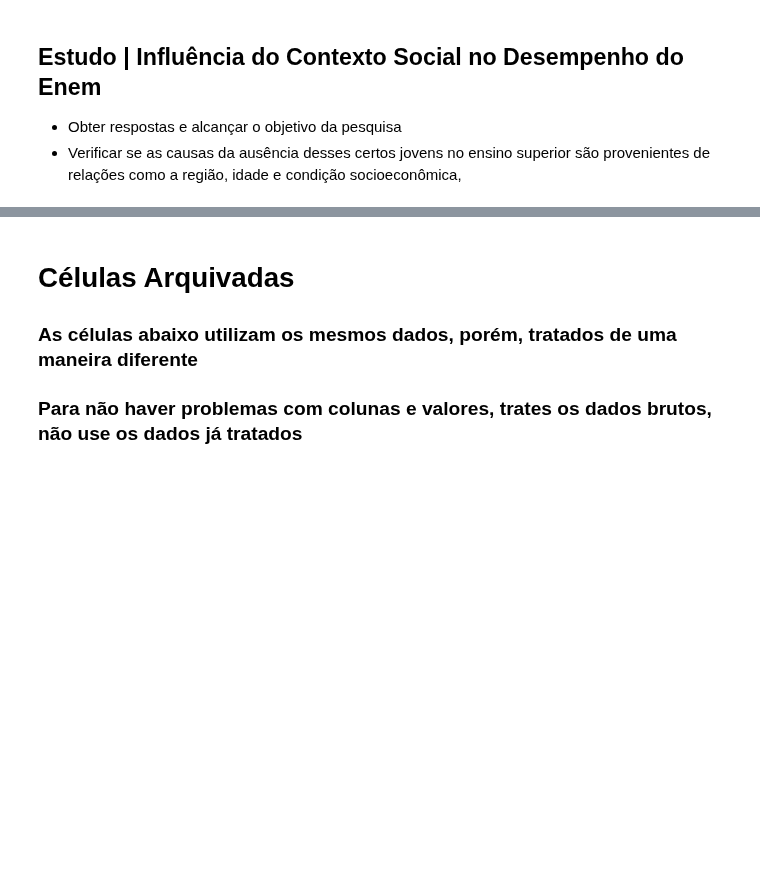
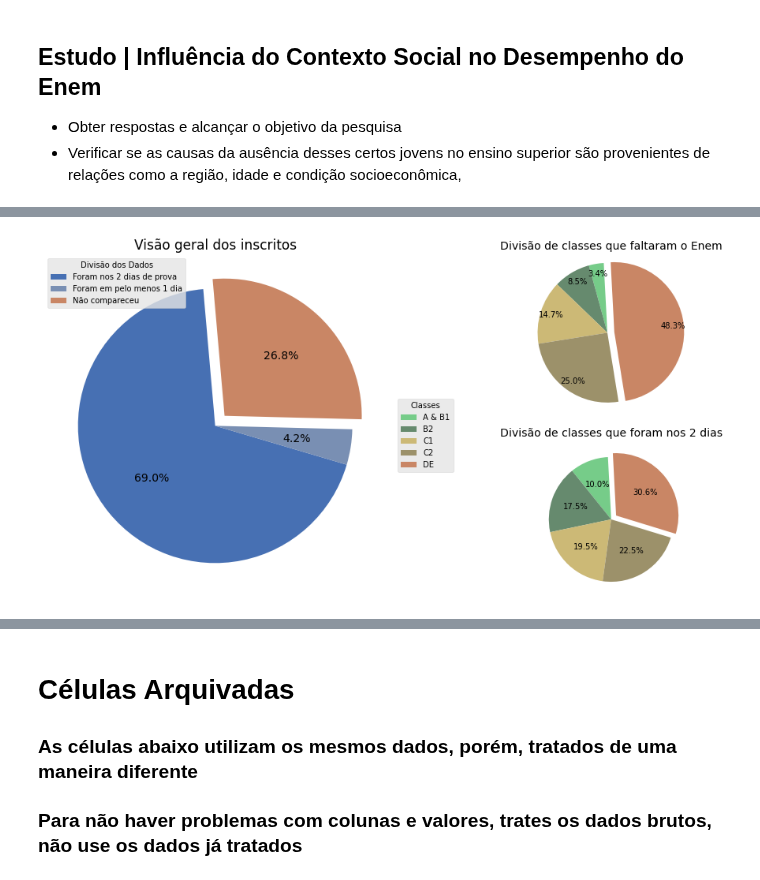
Before and after one commit to gabrielluizone/DS-Integrador-One, a Jupyter notebook: integrador-one.ipynb, the cells around one changed output, grey strips where cells are left out. Drawn from its saved outputs; the diff is of its cells as text; code cells hidden in the pictures; blank space fills up the shorter version.

Commit message:
Kaggle Notebook | Integrador One | Version 54

```diff
--- a/integrador-one.ipynb
+++ b/integrador-one.ipynb
@@ -733,16 +733,33 @@ df['CLASSE'] = df['PONTOS'].apply( lambda x : 'DE' if x >=  0 and x <= 16 else
 # %% [markdown]
 Criação de uma nova coluna com as Coordenadas do local da prova
 # %%
-# Criação da Coluna Lat e Long para Visualização no Mapa
 locator = Nominatim(user_agent='myGeocoder')
 for i in tqdm(range(len(df))):
-
     location = locator.geocode(f"{df.loc[i, 'NOME_MUNICIPIO_PV']}, {df.loc[i, 'SIGLA_UF_PV']}")
 
-    if 'lat' in location.raw and 'lon' in location.raw:
-        df.loc[i, 'LAT'] = location.raw['lat']
-        df.loc[i, 'LON'] = location.raw['lon']
+    if type(location) != type(None):
+        if 'lat' in location.raw and 'lon' in location.raw:
+            df.loc[i, 'LAT'] = location.raw['lat']
+            df.loc[i, 'LON'] = location.raw['lon']
+        else:
+            df.loc[i, 'LAT'] = np.nan
+            df.loc[i, 'LON'] = np.nan
     else:
         df.loc[i, 'LAT'] = np.nan
         df.loc[i, 'LON'] = np.nan
+
+# Exportação do conjunto de dados contendo todas as colunas, somente renomeadas
+print('• Exportação Iniciada')
+df.to_csv('DadosTratados.csv', sep=';', encoding='latin-1')
+
+# Seleção de colunas uteis para a análise
+ds = df[['INSCRITO', 'PONTOS', 'CLASSE', 'FAIXA_ETARIA', 'GENERO', 'ESTADO_CIVIL', 'COR_RACA', 'SIT_CONCLUCAO_EM', 'ANO_CONCLUIU_EM',
+         'TIPO_ESC', 'TIPO_ENSINO', 'NOME_MUNICIPIO_ESC', 'UF_ESC', 'LAT', 'LON', 'DEPENDENCIA_ADM_ESC', 'LOCALIZACAO_ESC', 'SIT_FUNC_ESC',
+         'NOME_MUNICIPIO_PV', 'SIGLA_UF_PV', 'NOTA_REDAC', 'STATUS_REDACAO', 'NOTA_LINGUAGENS', 'NOTA_HUMANAS', 'NOTA_MATEMATICA',
+         'NOTA_NATUREZA', 'FORMACAO_PAI_RPSV', 'FORMACAO_MAE_RPSV', 'GRUPO_PAI_RPSV', 'GRUPO_MAE_RPSV', 'QUANT_MORAM','RENDA_FAMIL',
+         'EMPR_DOMESTICA', 'BANHEIRO', 'QUARTOS', 'CARRO', 'MOTO', 'GELADEIRA', 'FREZZER', 'LAVADORA', 'SECADORA', 'MICROONDAS',
+         'LAVA_PRATOS', 'ASPIRADOR', 'TV', 'DVD', 'ASSIN_TV', 'CELULAR', 'TEL_FIXO', 'COMPUTADOR', 'INTERNET']]
+
+# Exportação do conjunto de dados contendo as colunas uteis para a análise
+ds.to_csv('DadosSelecionados.csv', sep=';', encoding='latin-1')
 print('• Completo')
@@ -826,39 +870,42 @@ ft
 # %%
 # Criação da figura, cores e definição da sua grade do layout
-fig = plt.figure(figsize=(18,9))
+fig = plt.figure(figsize=(17,8))
 specs = gridspec.GridSpec( nrows=2, ncols=3, figure=fig)
-colors = ['#417852','#6b8a75','#ad9c90']
+colors = ['#4770b3','#798fb3','#c98665']
 
 ax1 = fig.add_subplot( specs[ : , 0:2 ] )
 ax2 = fig.add_subplot( specs[ 0 , 2 ] )
 ax3 = fig.add_subplot( specs[ 1 , 2 ] )
 
 # Criação das variaveis contendo os respectivos dados para a visualização e a criação da figura e sua localização de grade
 faltou_tudo = df.loc[ (df["NOTA_LINGUAGENS"].isna()) & (df["NOTA_HUMANAS"].isna()) & (df["NOTA_MATEMATICA"].isna()) & (df["NOTA_NATUREZA"].isna()), ["NOTA_LINGUAGENS", "NOTA_HUMANAS", "NOTA_MATEMATICA", "NOTA_NATUREZA"] ].shape[0]
 faltou_parcial = df.dropna(how="all", subset=["NOTA_LINGUAGENS", "NOTA_HUMANAS", "NOTA_MATEMATICA", "NOTA_NATUREZA"]).shape[0] - df.dropna(how="any", subset=["NOTA_LINGUAGENS", "NOTA_HUMANAS", "NOTA_MATEMATICA", "NOTA_NATUREZA"]).shape[0]
 completou = df.dropna(how="any", subset=["NOTA_LINGUAGENS", "NOTA_HUMANAS", "NOTA_MATEMATICA", "NOTA_NATUREZA"]).shape[0]
 
-ax1.pie([completou, faltou_parcial, faltou_tudo], startangle=90, explode=[0, 0, 0.1], autopct='%.1f%%', colors=colors, textprops={'fontsize': 14});
+ax1.pie([completou, faltou_parcial, faltou_tudo], startangle=95, explode=[0, 0, 0.1], autopct='%.1f%%', colors=colors, textprops={'fontsize': 14});
 ax1.legend(['Foram nos 2 dias de prova', 'Foram em pelo menos 1 dia', 'Não compareceu'], title = 'Divisão dos Dados')
 ax1.set_title('Visão geral dos inscritos', fontdict={'fontsize': 17})
 
 q2 = df.loc[ (df["NOTA_LINGUAGENS"].isna()) & (df["NOTA_HUMANAS"].isna()) & (df["NOTA_MATEMATICA"].isna()) & (df["NOTA_NATUREZA"].isna()), ['INSCRITO', 'CLASSE'] ].groupby('CLASSE').count().reset_index()
 q2.loc[ 0 , 'INSCRITO'] = q2.loc[0,'INSCRITO'] + q2.loc[1,'INSCRITO']
 q2.loc[ 0 , 'CLASSE'] = 'A & B1'
 q2 = q2.drop(axis=1, index=1)
-ax2.pie(q2['INSCRITO'], startangle=93, autopct='%.1f%%', explode=[0,0,0,0,0.1]);
+ax2.pie(q2['INSCRITO'], startangle=93, autopct='%.1f%%', explode=[0,0,0,0,0.1], colors=['#76cc89', '#668a6e', '#ccb976', '#9c916a', '#c98665']); #, pctdistance=0.85
 ax2.legend(['A & B1', 'B2', 'C1', 'C2', 'DE'], bbox_to_anchor=(-0.2,0.1), title = 'Classes')
 ax2.set_title('Divisão de classes que faltaram o Enem', fontdict={'fontsize': 14});
+ax2.axis('equal')
 
 q3 = df.loc[ (df["NOTA_LINGUAGENS"].notna()) & (df["NOTA_HUMANAS"].notna()) & (df["NOTA_MATEMATICA"].notna()) & (df["NOTA_NATUREZA"].notna()), ['INSCRITO', 'CLASSE'] ].groupby('CLASSE').count().reset_index()
 q3.loc[ 0 , 'INSCRITO'] = q3.loc[0,'INSCRITO'] + q3.loc[1,'INSCRITO']
 q3.loc[ 0 , 'CLASSE'] = 'A & B1'
 q3 = q3.drop(axis=1, index=1)
-ax3.pie(q3['INSCRITO'], startangle=93, autopct='%.1f%%', explode=[0,0,0,0,0.1]);
+ax3.pie(q3['INSCRITO'], startangle=93, autopct='%.1f%%', explode=[0,0,0,0,0.1], colors=['#76cc89', '#668a6e', '#ccb976', '#9c916a', '#c98665']);
 ax3.set_title('Divisão de classes que foram nos 2 dias', fontdict={'fontsize': 14});
 
 # Salvamento da figura em 8K, literalmente
-fig.savefig('integrador.png', format='png', dpi=500)
+#fig.savefig('integrador01.png', format='png', dpi=500)
+# %% [output]
+[figure, added]
 # %%
 fig = plt.figure(figsize=(18,10))
 specs = gridspec.GridSpec( nrows=3, ncols=5, figure=fig)
```
Also changed, not shown: parts of 10 cells of this notebook.
